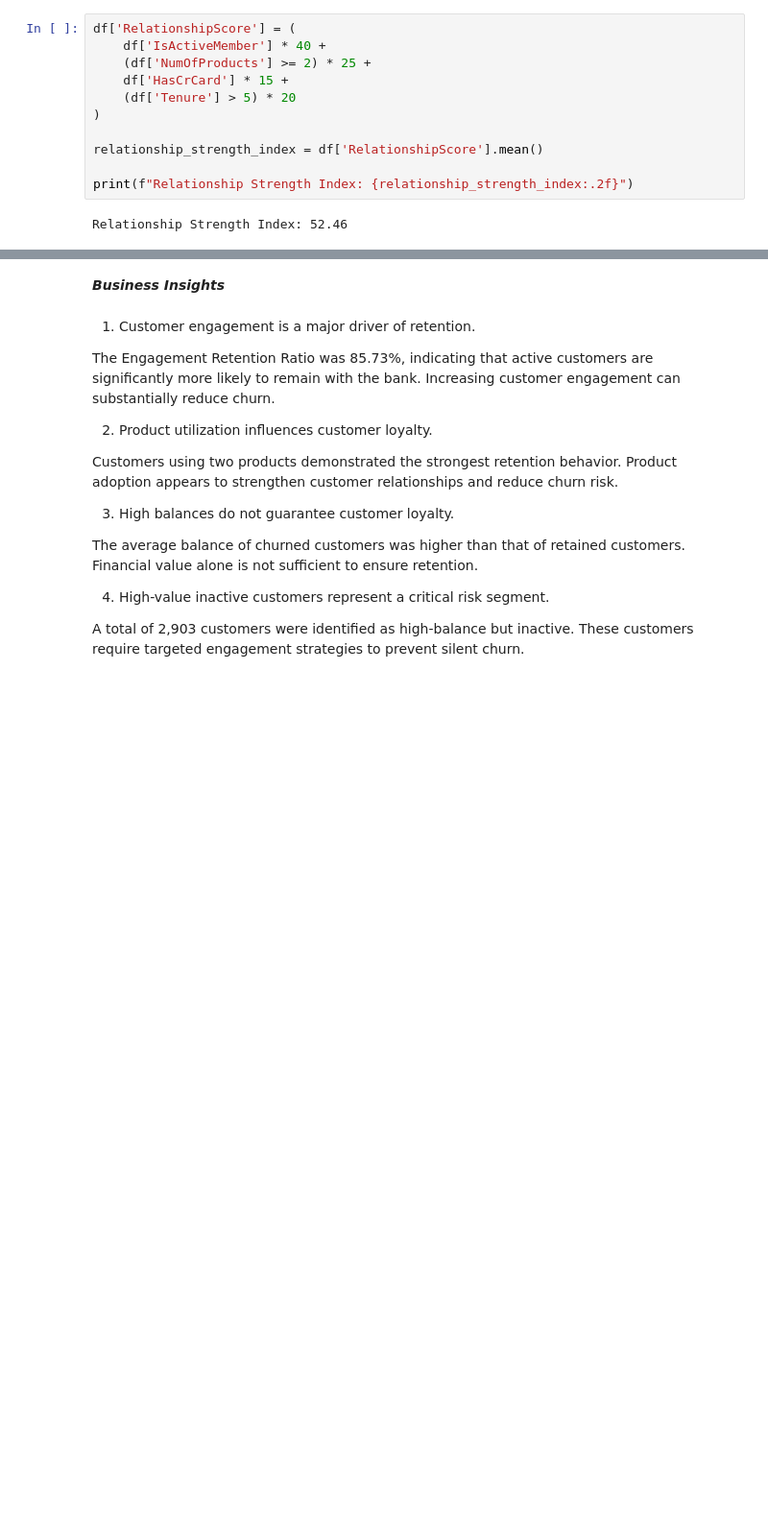
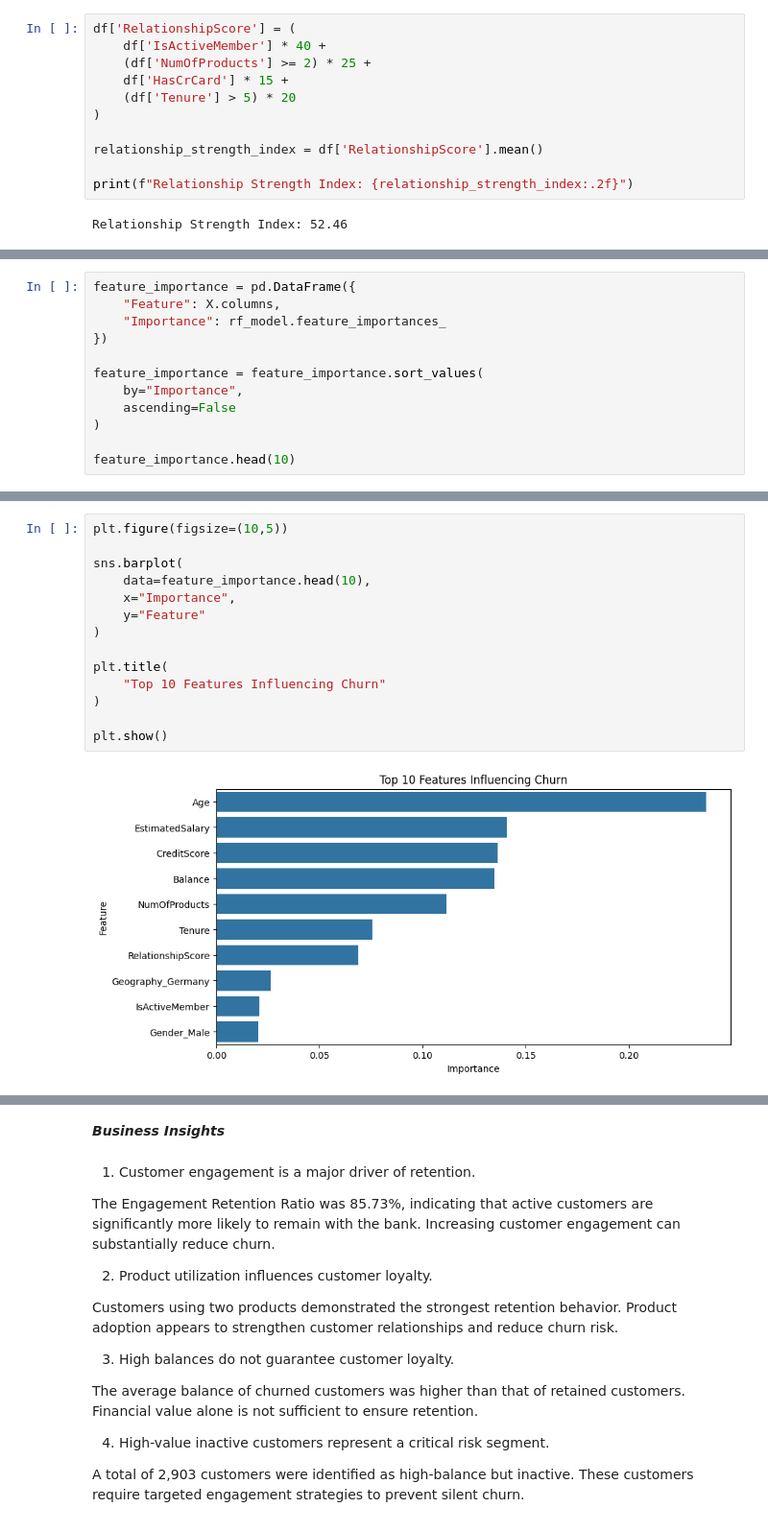
Before and after one commit to mayuri-work/Customer-Retention-Analytics-Dashboard, a Jupyter notebook: Customer_Retention_Analytics.ipynb, the cells around one changed output, grey strips where cells are left out. Shown at 96% size. Drawn from its saved outputs; the diff is of its cells as text; blank space fills up the shorter version.

```diff
--- a/Customer_Retention_Analytics.ipynb
+++ b/Customer_Retention_Analytics.ipynb
@@ -439,0 +572,12 @@ Relationship Strength Index: 52.46
+# %%
+feature_importance = pd.DataFrame({
+    "Feature": X.columns,
+    "Importance": rf_model.feature_importances_
+})
+
+feature_importance = feature_importance.sort_values(
+    by="Importance",
+    ascending=False
+)
+
+feature_importance.head(10)
@@ -439,0 +596,16 @@ Relationship Strength Index: 52.46
+# %%
+plt.figure(figsize=(10,5))
+
+sns.barplot(
+    data=feature_importance.head(10),
+    x="Importance",
+    y="Feature"
+)
+
+plt.title(
+    "Top 10 Features Influencing Churn"
+)
+
+plt.show()
+# %% [output]
+[figure, added]
```
Also changed, not shown: parts of 18 cells of this notebook.
